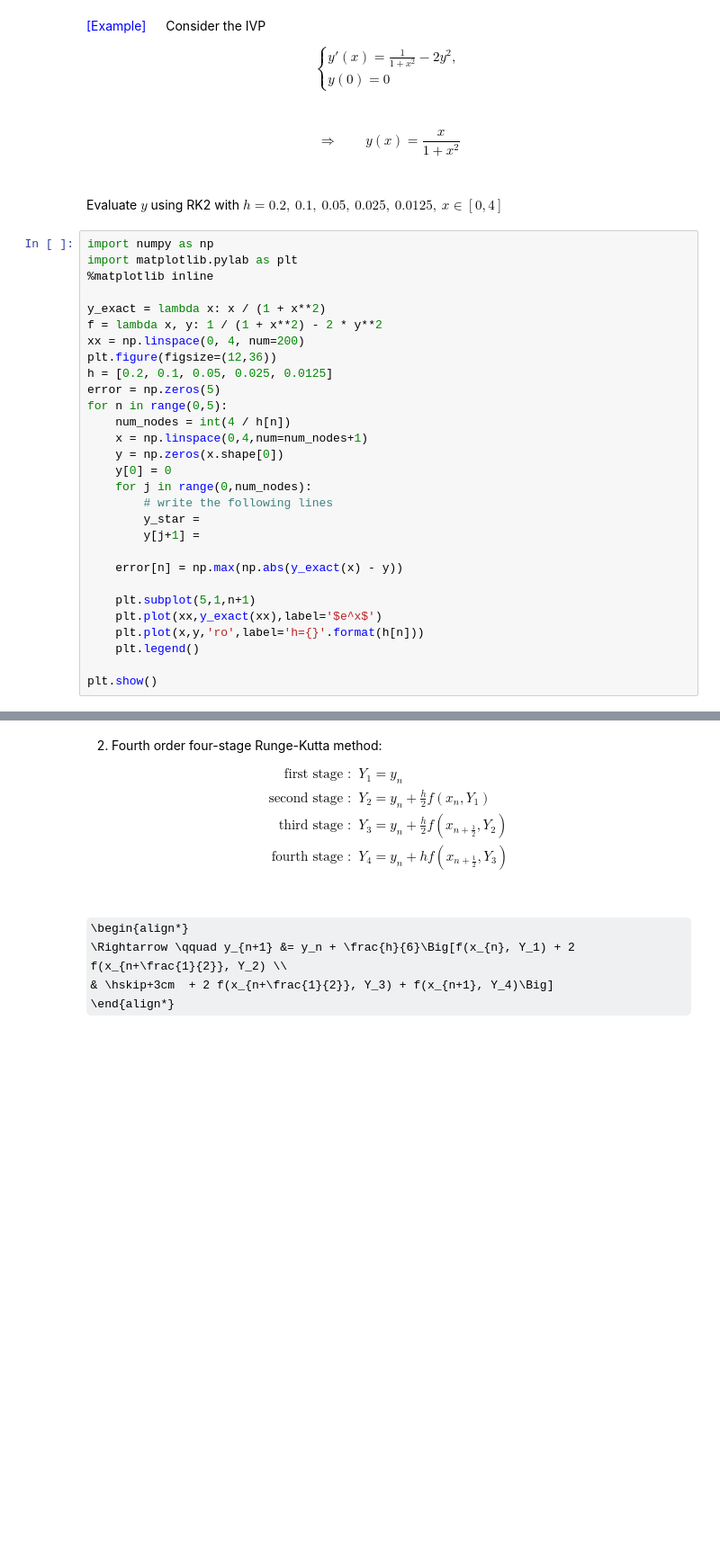
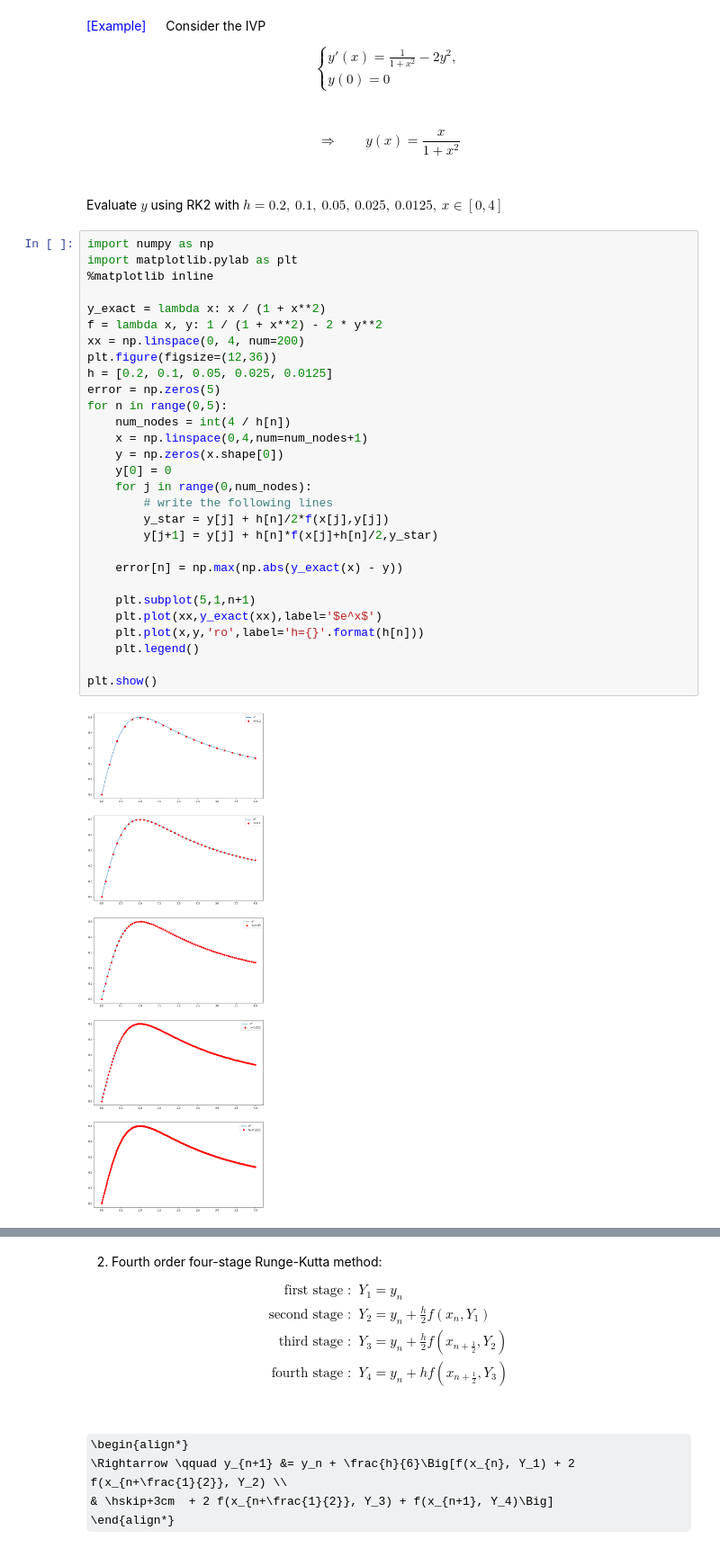
Before and after one commit to dw-shin/NA_notes, a Jupyter notebook: chapter6/NA_ch6.ipynb, the cells around one changed output, grey strips where cells are left out. Shown: that part at 90% size. Saved outputs shown, nothing was run; the diff lists cells and outputs as text; some formulas as TeX source; blank space fills up the shorter version.

```diff
--- a/chapter6/NA_ch6.ipynb
+++ b/chapter6/NA_ch6.ipynb
@@ -988,32 +1006,34 @@ Evaluate $y$ using RK2 with $h = 0.2,\ 0.1,\ 0.05,\ 0.025,\ 0.0125,\ x\in[0,4]$
 # %%
 import numpy as np
 import matplotlib.pylab as plt
 %matplotlib inline
 
 y_exact = lambda x: x / (1 + x**2)
 f = lambda x, y: 1 / (1 + x**2) - 2 * y**2
 xx = np.linspace(0, 4, num=200)
 plt.figure(figsize=(12,36))
 h = [0.2, 0.1, 0.05, 0.025, 0.0125]
 error = np.zeros(5)
 for n in range(0,5):
     num_nodes = int(4 / h[n])
     x = np.linspace(0,4,num=num_nodes+1)
     y = np.zeros(x.shape[0])
     y[0] = 0
     for j in range(0,num_nodes):
         # write the following lines
-        y_star =
-        y[j+1] =
+        y_star = y[j] + h[n]/2*f(x[j],y[j])
+        y[j+1] = y[j] + h[n]*f(x[j]+h[n]/2,y_star)
 
     error[n] = np.max(np.abs(y_exact(x) - y))
 
     plt.subplot(5,1,n+1)
     plt.plot(xx,y_exact(xx),label='$e^x$')
     plt.plot(x,y,'ro',label='h={}'.format(h[n]))
     plt.legend()
 
 plt.show()
+# %% [output]
+[figure, added]
 # %%
 print('error: {}'.format(error))
 
```
Also changed, not shown: parts of 17 cells of this notebook.
